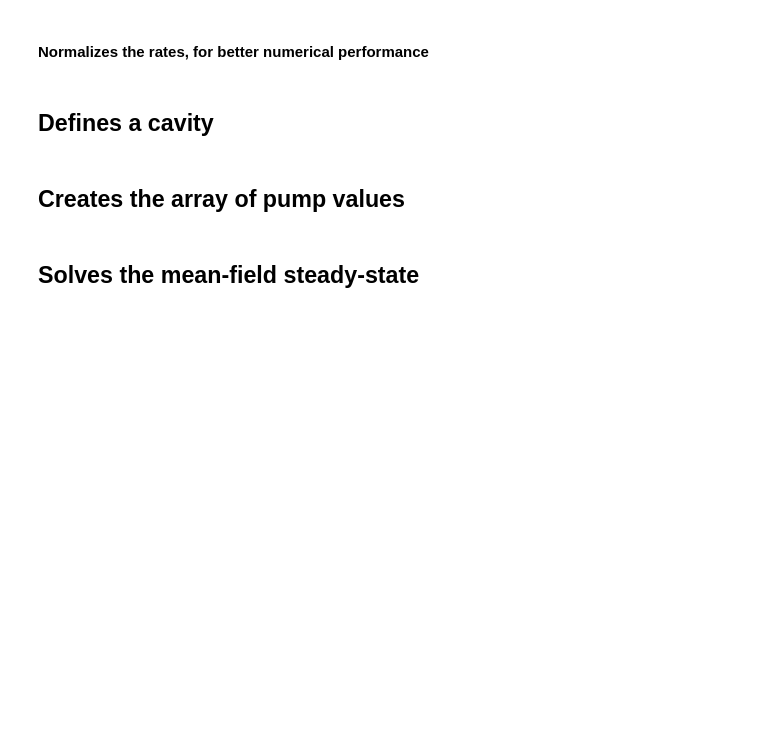
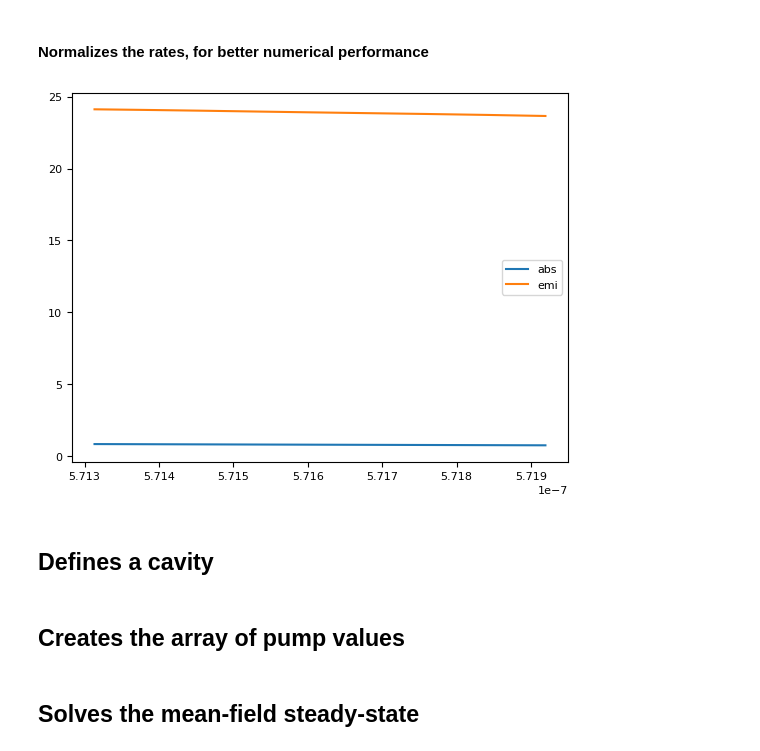
Before and after one commit to phbecimperial/PyPBEC_Semiconductor, a Jupyter notebook: examples/condensation_transitions.ipynb, the cells around one changed output. Drawn from its saved outputs; the diff is of its cells as text; code cells hidden in the pictures; blank space fills up the shorter version.

```diff
--- a/examples/condensation_transitions.ipynb
+++ b/examples/condensation_transitions.ipynb
@@ -72,10 +80,20 @@ print(absorption_rates)
 #### Normalizes the rates, for better numerical performance
 # %%
 cavity_loss_rate = 1.0/(10*1e-12)     # in s^-1
+#cavity_loss_rate = 20     # in s^-1
+
+
 
 cavity_loss_rates = np.ones(n_modes)
-emission_rates = emission_rates / cavity_loss_rate
+emission_rates = emission_rates / (2 * cavity_loss_rate)
 absorption_rates = absorption_rates / cavity_loss_rate
+
+plt.plot(lambdas, absorption_rates, label = 'abs')
+plt.plot(lambdas, emission_rates, label = 'emi')
+plt.legend()
+plt.show()
+# %% [output]
+[figure, added]
 # %% [markdown]
 ## Defines a cavity
 # %%
```
Also changed, not shown: parts of 6 cells of this notebook, 5 other files.
